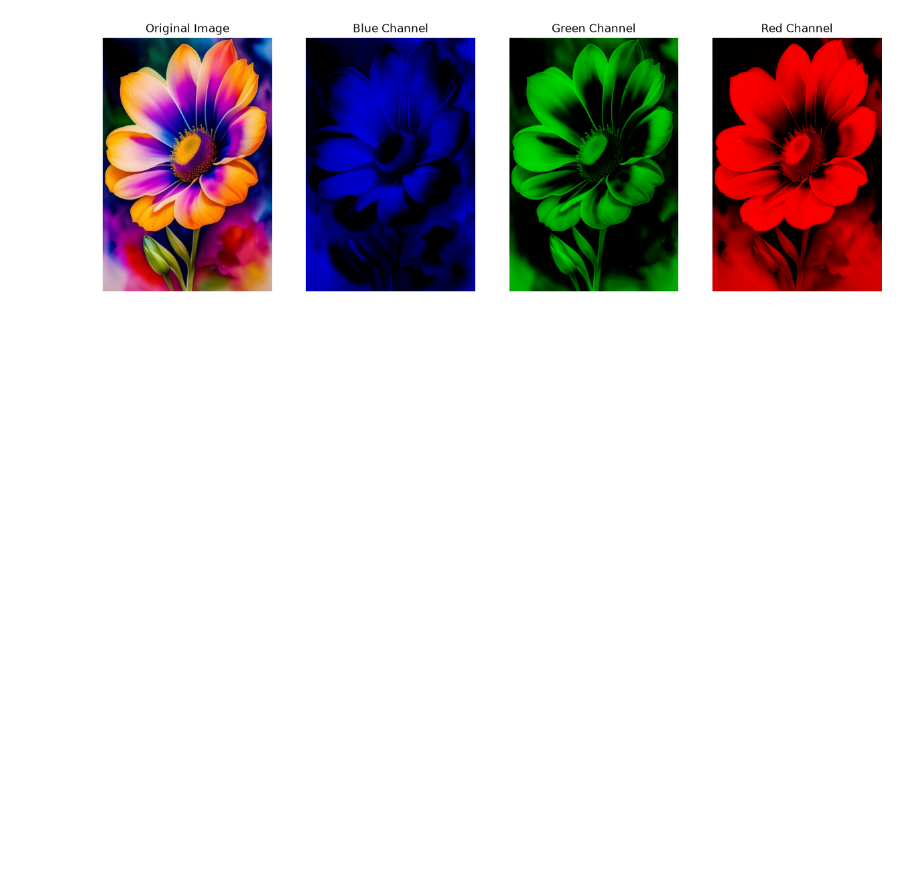
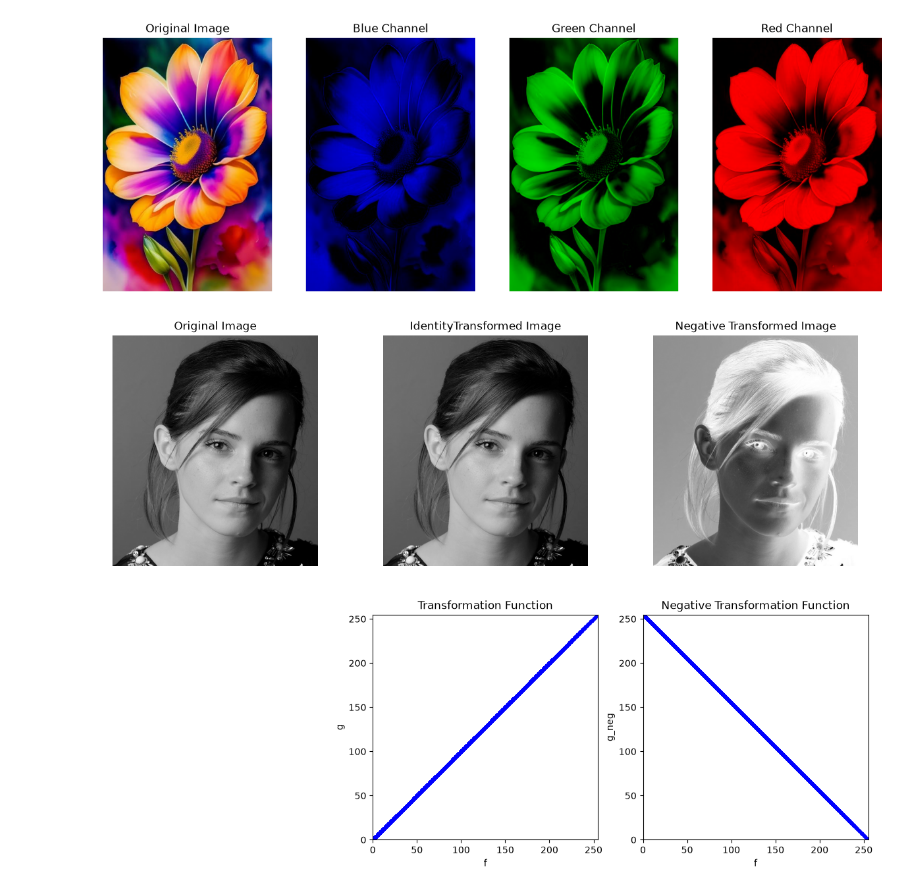
Before and after one commit to codingNR29/Image-processing, a Jupyter notebook: 02 Point Operations.ipynb, the cells around one changed output. Saved outputs shown, nothing was run; the diff lists cells and outputs as text; code cells hidden in the pictures; blank space fills up the shorter version.

Commit message:
Intensity tarnsformations

```diff
--- a/02 Point Operations.ipynb
+++ b/02 Point Operations.ipynb
@@ -102,3 +102,57 @@ for a in ax:
 plt.show()
 # %% [output]
 [figure]
+# %%
+#Intensity transformations
+f = cv.imread('images/emma.jpg', cv.IMREAD_GRAYSCALE)
+assert f is not None
+
+#Identity transformation
+t = np.arange(256, dtype = np.uint8)
+g = t[f]
+
+#Negative transformation
+t_neg = 255 - t
+g_neg = t_neg[f]
+
+fig, ax = plt.subplots(2, 3, figsize= (15, 10))
+ax[0, 0].imshow(f, cmap = 'gray', vmin = 0, vmax = 255)
+ax[0, 0].set_title('Original Image')
+ax[0, 0].axis('off')
+
+ax[0, 1].imshow(g, cmap ='gray', vmin = 0, vmax = 255)
+ax[0, 1].set_title('IdentityTransformed Image')
+ax[0, 1].axis('off')
+
+x = f.ravel()
+y = g.ravel()
+ax[1, 1].plot(x, y, '.', color='blue', alpha=0.2)
+ax[1, 1].set_xlim(0, 255)
+ax[1, 1].set_ylim(0, 255)
+ax[1, 1].set_xlabel('f')
+ax[1, 1].set_ylabel('g')
+ax[1, 1].set_title('Transformation Function')
+ax[1, 1].set_aspect('equal')
+
+ax[0, 2].imshow(g_neg, cmap ='gray', vmin = 0, vmax = 255)
+ax[0, 2].set_title('Negative Transformed Image')
+ax[0, 2].axis('off')
+
+x_neg = f.ravel()
+y_neg = g_neg.ravel()
+ax[1, 2].plot(x_neg, y_neg, '.', color='blue', alpha=0.2)
+ax[1, 2].set_xlim(0, 255)
+ax[1, 2].set_ylim(0, 255)
+ax[1, 2].set_xlabel('f')
+ax[1, 2].set_ylabel('g_neg')
+ax[1, 2].set_title('Negative Transformation Function')
+ax[1, 2].set_aspect('equal')
+
+ax[1, 0].axis('off')
+ax[1, 0].set_aspect('equal')
+
+
+
+plt.show()
+# %% [output]
+[figure, added]
```
